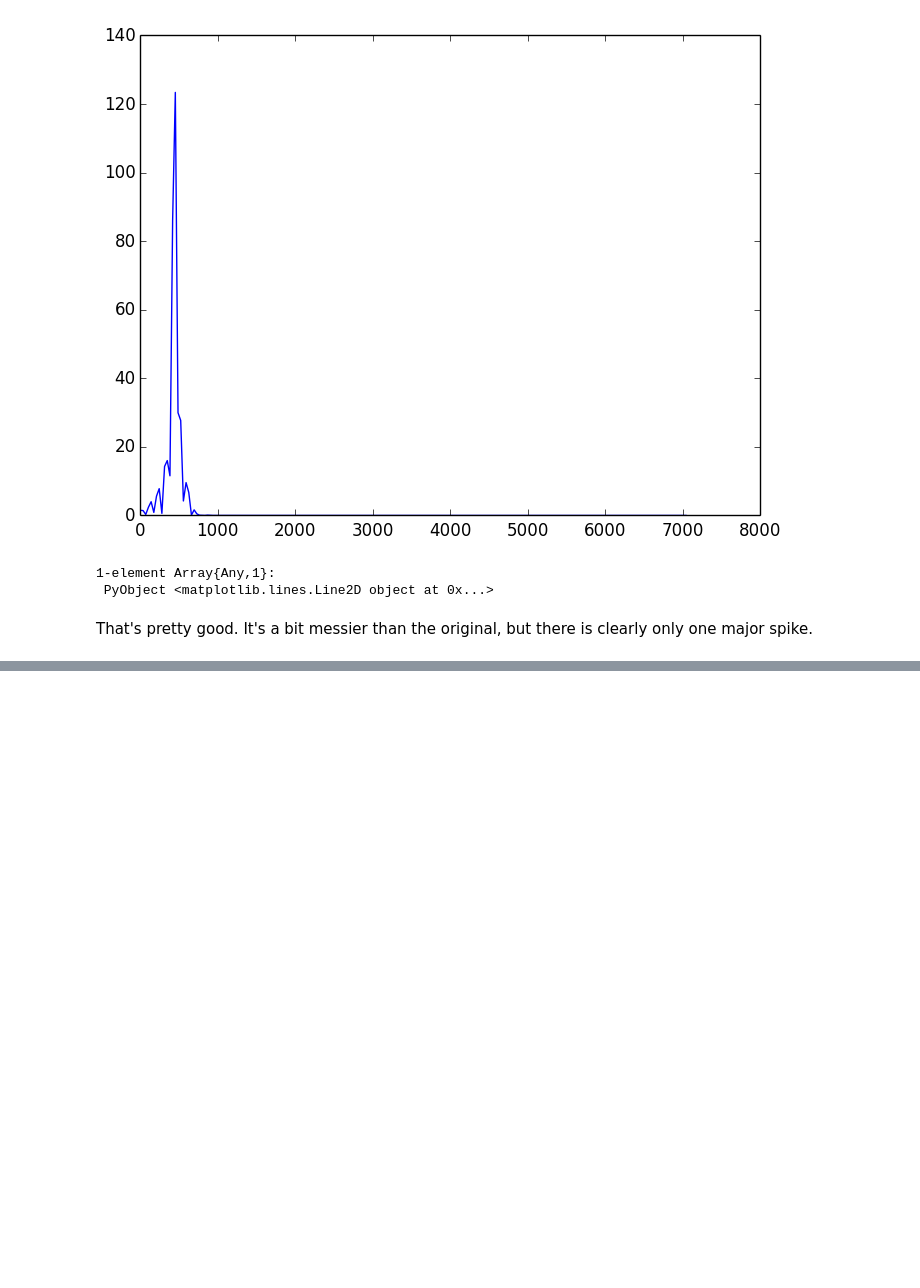
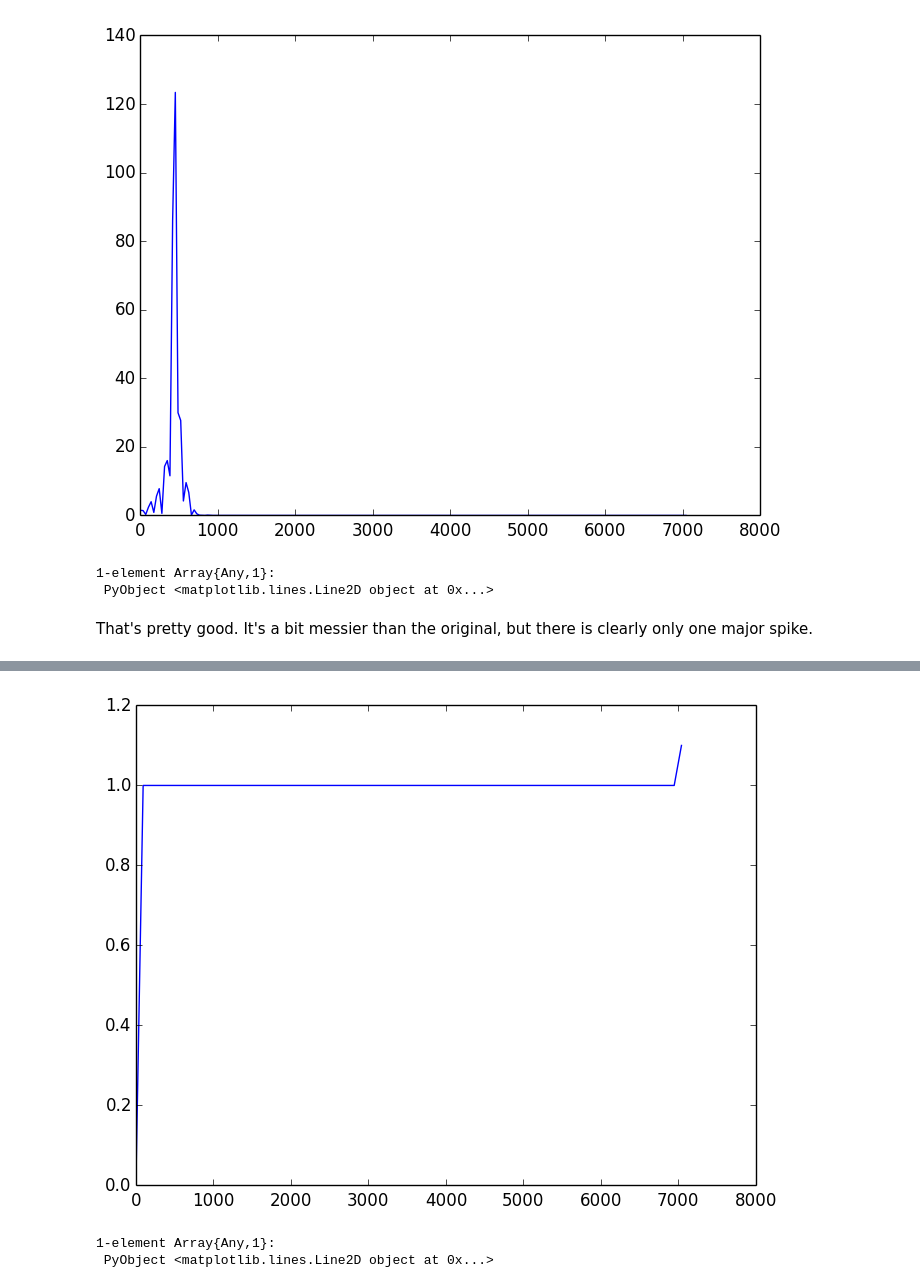
Before and after one commit to zhemao/digital_filters, a Jupyter notebook: Digital Filters.ipynb, the cells around one changed output, grey strips where cells are left out. Cells and saved outputs as stored; diff of their text form; code cells hidden in the pictures; blank space fills up the shorter version.

```diff
--- a/Digital Filters.ipynb
+++ b/Digital Filters.ipynb
@@ -201,0 +223,11 @@ That's pretty good. It's a bit messier than the original, but there is clearly o
+# %%
+Delta = abs(rfft(delta))
+# set the edges to different numbers so you can clearly see the scale
+Delta[1] = 0.0
+Delta[end] = 1.1
+f = linspace(0, sampRate / 2, sinc_w + 1)
+plot(f, Delta)
+# %% [output]
+[figure, added]
+1-element Array{Any,1}:
+ PyObject <matplotlib.lines.Line2D object at 0x...>
```
Also changed, not shown: parts of 13 cells of this notebook.
